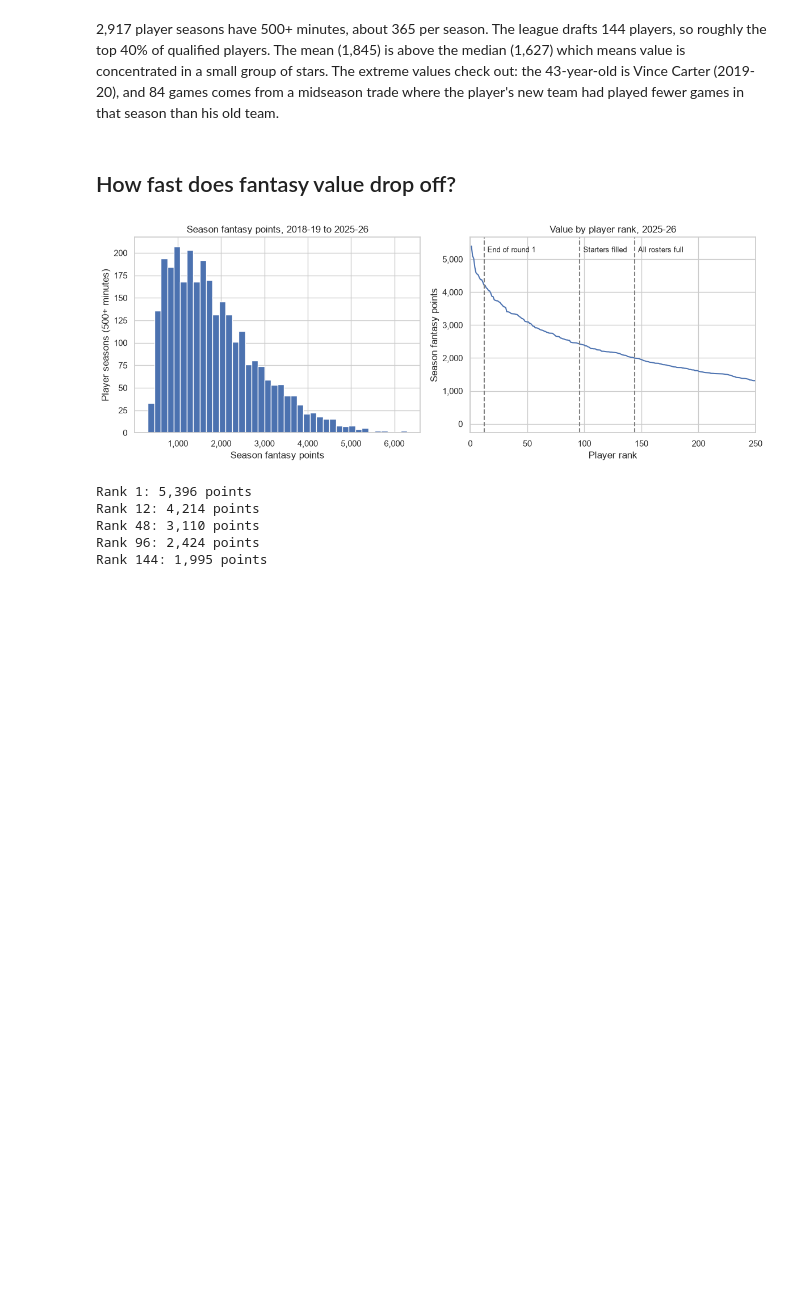
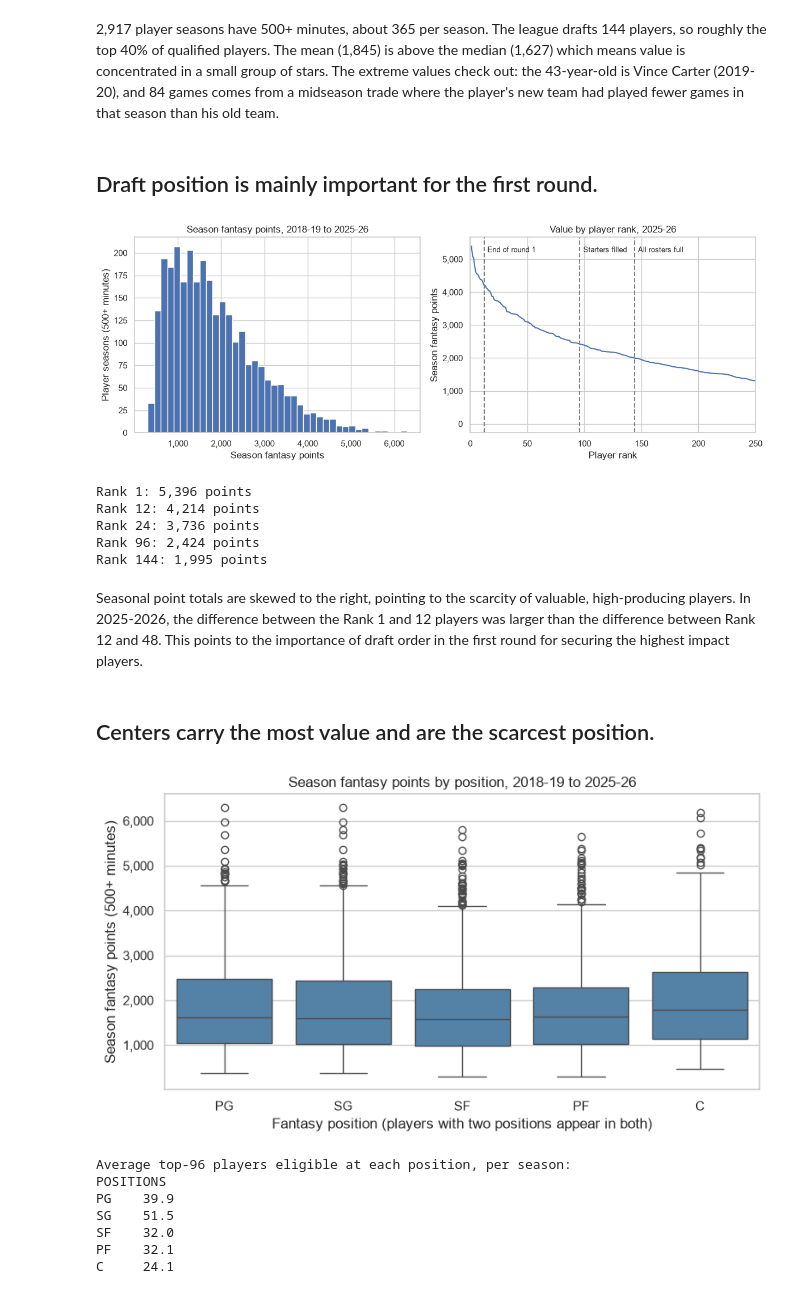
Before and after one commit to ryanpollard00/fantasy-basketball-draft-simulator, a Jupyter notebook: notebooks/01_data_exploration.ipynb, the cells around one changed output. Cells and saved outputs as stored; diff of their text form; code cells hidden in the pictures; blank space fills up the shorter version.

Commit message:
Add value by position analysis

```diff
--- a/notebooks/01_data_exploration.ipynb
+++ b/notebooks/01_data_exploration.ipynb
@@ -33,7 +33,7 @@ qualified[["FANTASY_PTS", "FANTASY_PPG", "GP", "MIN", "AGE"]].describe().round(1
 # %% [markdown]
 2,917 player seasons have 500+ minutes, about 365 per season. The league drafts 144 players, so roughly the top 40% of qualified players. The mean (1,845) is above the median (1,627) which means value is concentrated in a small group of stars. The extreme values check out: the 43-year-old is Vince Carter (2019-20), and 84 games comes from a midseason trade where the player's new team had played fewer games in that season than his old team.
 # %% [markdown]
-## How fast does fantasy value drop off?
+## Draft position is mainly important for the first round.
 # %%
 from matplotlib.ticker import StrMethodFormatter
 
@@ -62,12 +62,48 @@ fig.tight_layout()
 fig.savefig(config.PROJECT_ROOT / "outputs" / "value_dropoff.png", dpi=150, bbox_inches="tight")
 plt.show()
 
-for rank in [1, 12, 48, 96, 144]:
+for rank in [1, 12, 24, 96, 144]:
     print(f"Rank {rank}: {season['FANTASY_PTS'].iloc[rank - 1]:,.0f} points")
 # %% [output]
 [figure]
 Rank 1: 5,396 points
 Rank 12: 4,214 points
-Rank 48: 3,110 points
+Rank 24: 3,736 points
 Rank 96: 2,424 points
 Rank 144: 1,995 points
+# %% [markdown]
+Seasonal point totals are skewed to the right, pointing to the scarcity of valuable, high-producing players. In 2025-2026, the difference between the Rank 1 and 12 players was larger than the difference between Rank 12 and 48. This points to the importance of draft order in the first round for securing the highest impact players.
+# %% [markdown]
+## Centers carry the most value and are the scarcest position.
+# %%
+positions = ["PG", "SG", "SF", "PF", "C"]
+by_position = qualified.explode("POSITIONS")
+
+fig, ax = plt.subplots(figsize=(8, 4.5))
+sns.boxplot(data=by_position, x="POSITIONS", y="FANTASY_PTS", order=positions, color="steelblue", ax=ax)
+ax.set_title("Season fantasy points by position, 2018-19 to 2025-26")
+ax.set_xlabel("Fantasy position (players with two positions appear in both)")
+ax.set_ylabel("Season fantasy points (500+ minutes)")
+ax.yaxis.set_major_formatter(StrMethodFormatter("{x:,.0f}"))
+fig.tight_layout()
+fig.savefig(config.PROJECT_ROOT / "outputs" / "value_by_position.png", dpi=150, bbox_inches="tight")
+plt.show()
+
+top_96 = (
+    df.sort_values("FANTASY_PTS", ascending=False)
+    .groupby("SEASON")
+    .head(96)
+    .explode("POSITIONS")
+)
+starters_per_season = top_96.groupby("POSITIONS").size().div(len(config.SEASONS)).reindex(positions)
+print("Average top-96 players eligible at each position, per season:")
+print(starters_per_season.round(1).to_string())
+# %% [output]
+[figure, added]
+Average top-96 players eligible at each position, per season:
+POSITIONS
+PG    39.9
+SG    51.5
+SF    32.0
+PF    32.1
+C     24.1
```
Also changed, not shown: parts of 1 cell of this notebook, 1 other file.
